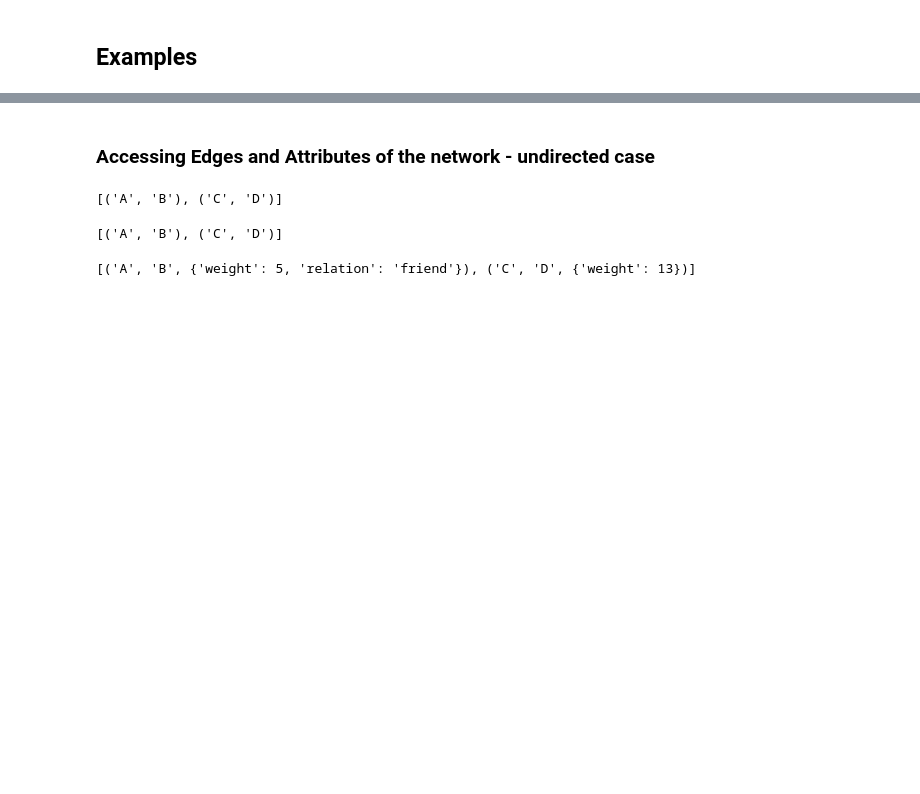
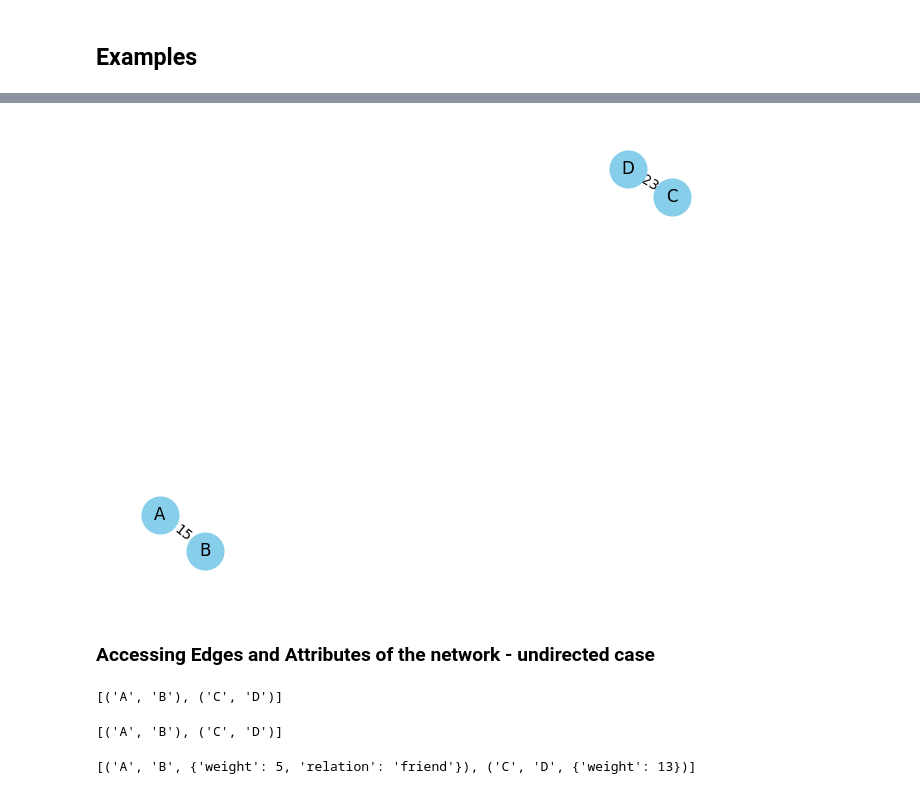
Before and after one commit to kenechiomeke/graph-networks, a Jupyter notebook: intro_social_networks.ipynb, the cells around one changed output, grey strips where cells are left out. Saved outputs shown, nothing was run; the diff lists cells and outputs as text; code cells hidden in the pictures; blank space fills up the shorter version.

```diff
--- a/intro_social_networks.ipynb
+++ b/intro_social_networks.ipynb
@@ -83,7 +122,33 @@ G.add_edge('A', 'B', relation = 'friend')
 # %%
 # Creating undirected graphs with edge weights
-G.add_edge('A', 'B', weight = 5)
-G.add_edge('C', 'D', weight = 13)
+G3 = nx.Graph()
+
+G3.add_edge('A', 'B', weight = 15)
+G3.add_edge('C', 'D', weight = 23)
+# %%
+# Visualise the graph
+
+# Plotting the graph
+plt.figure(figsize=(8, 6))
+
+# Spring layout, might need adjustments
+pos = nx.spring_layout(G3)
+
+# Draw nodes
+nx.draw_networkx_nodes(G3, pos, node_size=700, node_color="skyblue")
+
+# Draw edges with weights
+nx.draw_networkx_edges(G3, pos, width=2, alpha=0.6, edge_color="black")
+labels = nx.get_edge_attributes(G3, 'weight')
+nx.draw_networkx_edge_labels(G3, pos, edge_labels=labels)
+
+# Draw labels for nodes
+nx.draw_networkx_labels(G3, pos, font_size=12, font_family="sans-serif")
+
+plt.axis("off")
+plt.show()
+# %% [output]
+[figure, added]
 # %% [markdown]
 ### Accessing Edges and Attributes of the network - undirected case
 # %%
```
Also changed, not shown: parts of 45 cells of this notebook, 2 other files.
